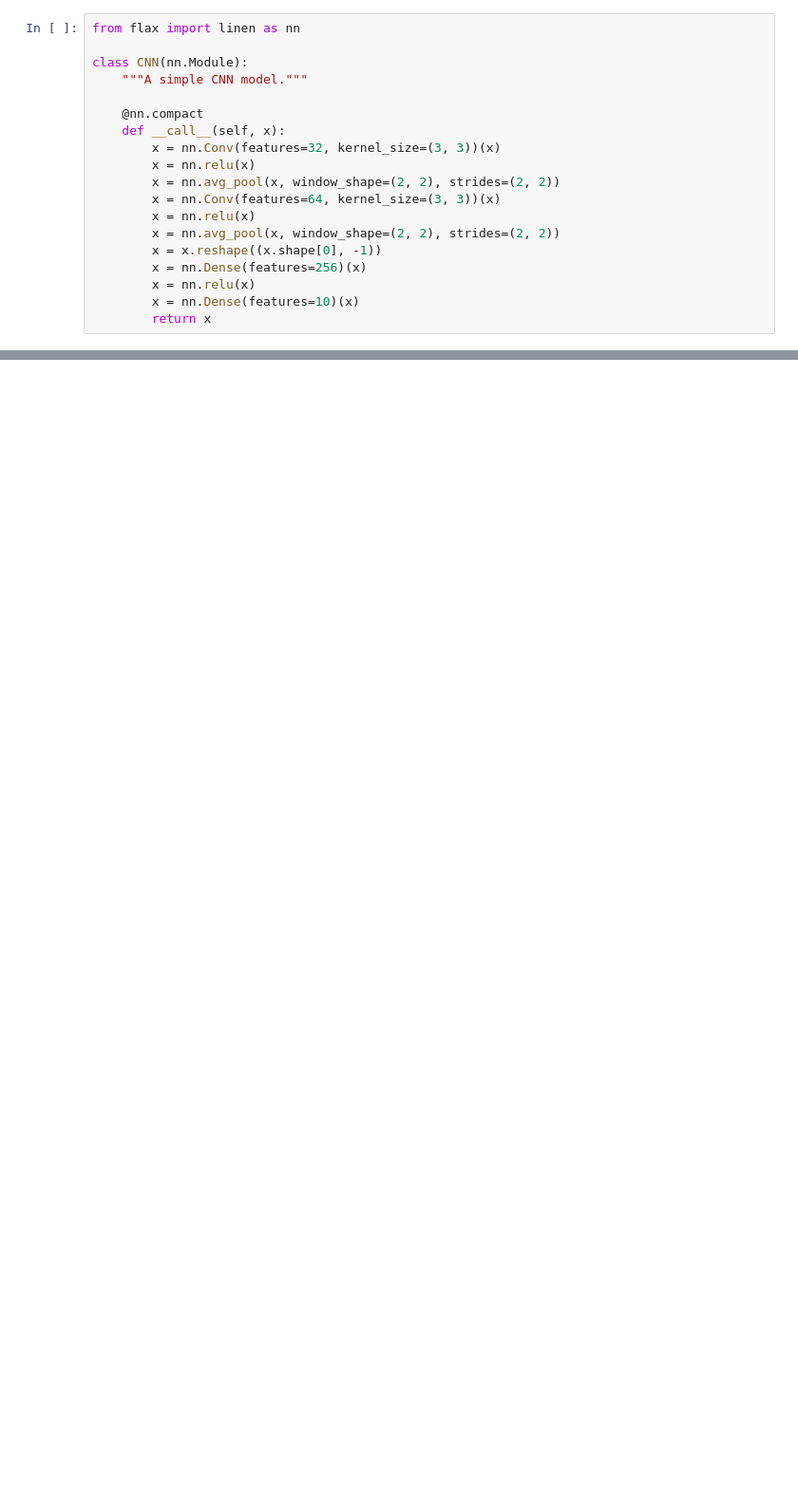
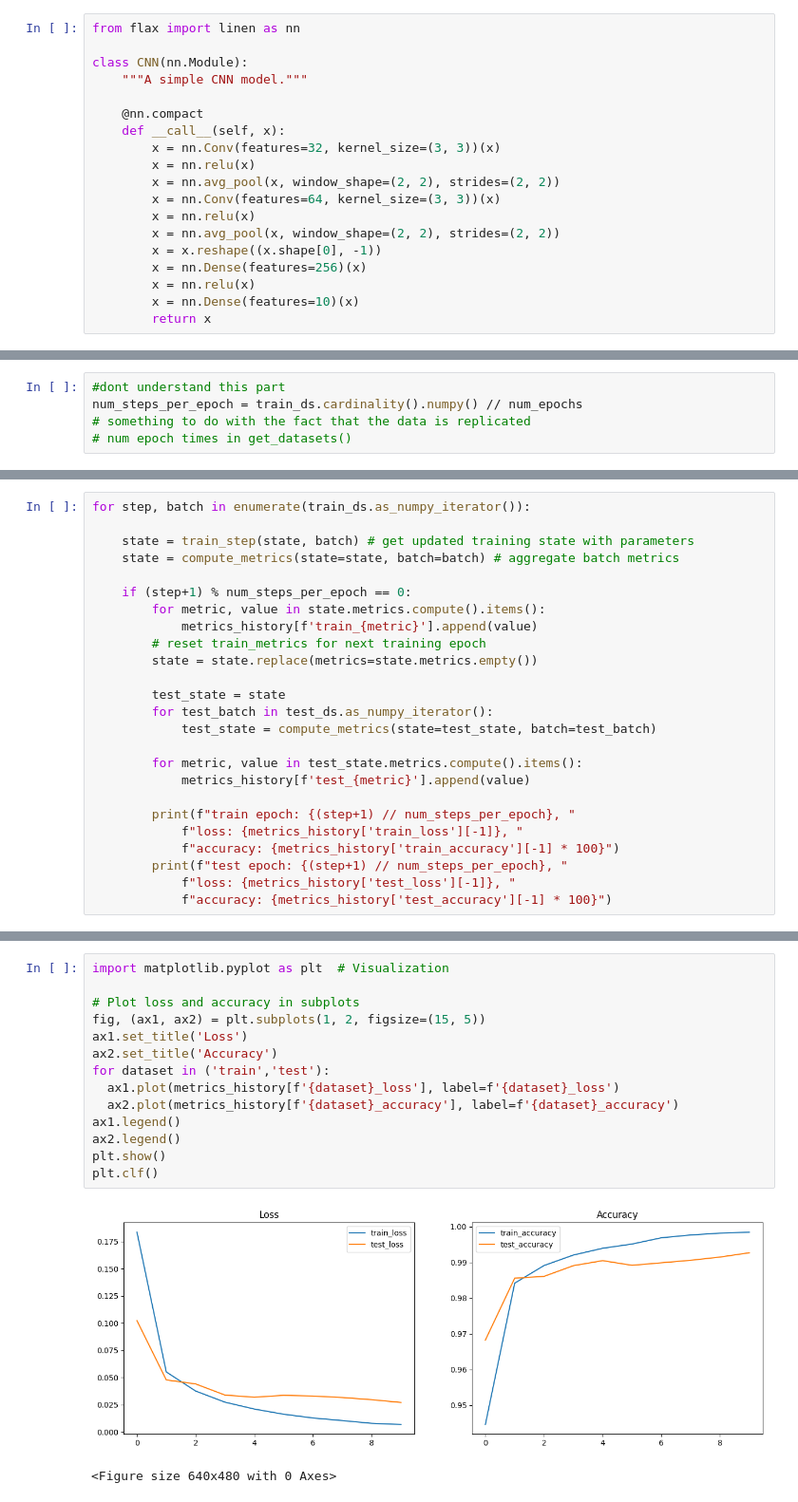
Before and after one commit to htjb/flax-tutorials, a Jupyter notebook: tutorial.ipynb, the cells around one changed output, grey strips where cells are left out. Shown at 95% size. Drawn from its saved outputs; the diff is of its cells as text; blank space fills up the shorter version.

```diff
--- a/tutorial.ipynb
+++ b/tutorial.ipynb
@@ -40,0 +128,5 @@ class CNN(nn.Module):
+# %%
+#dont understand this part
+num_steps_per_epoch = train_ds.cardinality().numpy() // num_epochs
+# something to do with the fact that the data is replicated
+# num epoch times in get_datasets()
@@ -40,0 +140,25 @@ class CNN(nn.Module):
+# %%
+for step, batch in enumerate(train_ds.as_numpy_iterator()):
+
+    state = train_step(state, batch) # get updated training state with parameters
+    state = compute_metrics(state=state, batch=batch) # aggregate batch metrics
+
+    if (step+1) % num_steps_per_epoch == 0:
+        for metric, value in state.metrics.compute().items():
+            metrics_history[f'train_{metric}'].append(value)
+        # reset train_metrics for next training epoch
+        state = state.replace(metrics=state.metrics.empty())
+
+        test_state = state
+        for test_batch in test_ds.as_numpy_iterator():
+            test_state = compute_metrics(state=test_state, batch=test_batch)
+
+        for metric, value in test_state.metrics.compute().items():
+            metrics_history[f'test_{metric}'].append(value)
+
+        print(f"train epoch: {(step+1) // num_steps_per_epoch}, "
+            f"loss: {metrics_history['train_loss'][-1]}, "
+            f"accuracy: {metrics_history['train_accuracy'][-1] * 100}")
+        print(f"test epoch: {(step+1) // num_steps_per_epoch}, "
+            f"loss: {metrics_history['test_loss'][-1]}, "
+            f"accuracy: {metrics_history['test_accuracy'][-1] * 100}")
@@ -40,0 +186,17 @@ class CNN(nn.Module):
+# %%
+import matplotlib.pyplot as plt  # Visualization
+
+# Plot loss and accuracy in subplots
+fig, (ax1, ax2) = plt.subplots(1, 2, figsize=(15, 5))
+ax1.set_title('Loss')
+ax2.set_title('Accuracy')
+for dataset in ('train','test'):
+  ax1.plot(metrics_history[f'{dataset}_loss'], label=f'{dataset}_loss')
+  ax2.plot(metrics_history[f'{dataset}_accuracy'], label=f'{dataset}_accuracy')
+ax1.legend()
+ax2.legend()
+plt.show()
+plt.clf()
+# %% [output]
+[figure, added]
+<Figure size 640x480 with 0 Axes>
```
Also changed, not shown: parts of 12 cells of this notebook.
